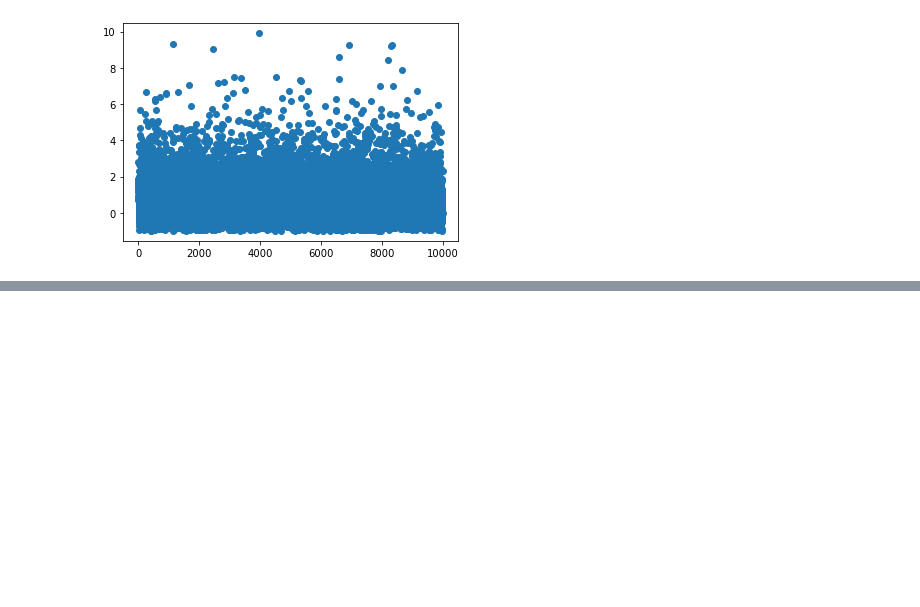
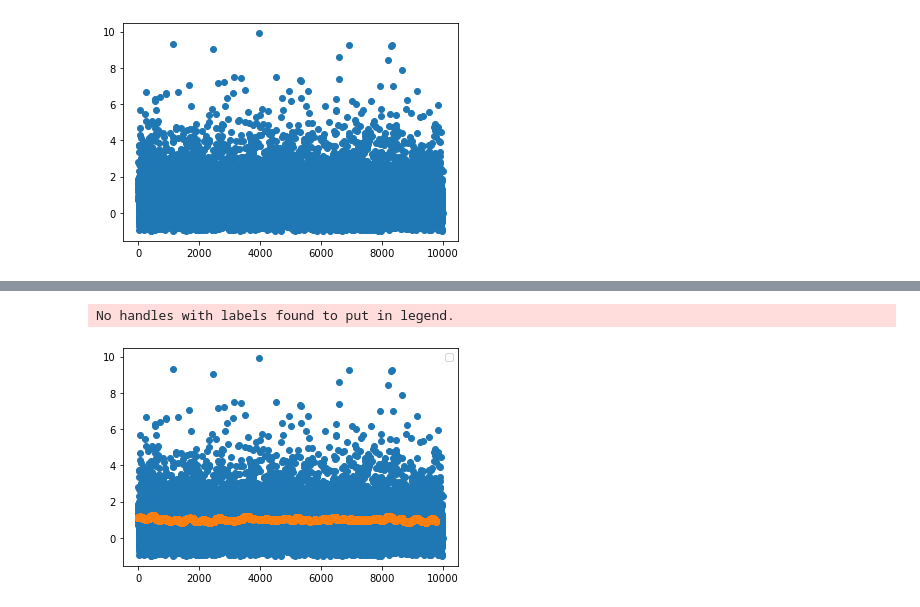
Before and after one commit to HalasTomasz/Kaszcz, a Jupyter notebook: Kaszcz - Hałas/Zajecia 2/Lista 1 + zad domowe.ipynb, the cells around one changed output, grey strips where cells are left out. Saved outputs shown, nothing was run; the diff lists cells and outputs as text; code cells hidden in the pictures; blank space fills up the shorter version.

```diff
--- a/Kaszcz - Hałas/Zajecia 2/Lista 1 + zad domowe.ipynb
+++ b/Kaszcz - Hałas/Zajecia 2/Lista 1 + zad domowe.ipynb
@@ -113,0 +129,8 @@ plt.scatter(range(len(time_series)),time_series)
+# %%
+plt.scatter(range(len(df_array)),df_array)
+plt.scatter(range(len(time_series)),time_series)
+plt.legend()
+plt.show()
+# %% [output]
+No handles with labels found to put in legend.
+[figure, added]
```
Also changed, not shown: parts of 6 cells of this notebook, 7 other files.
